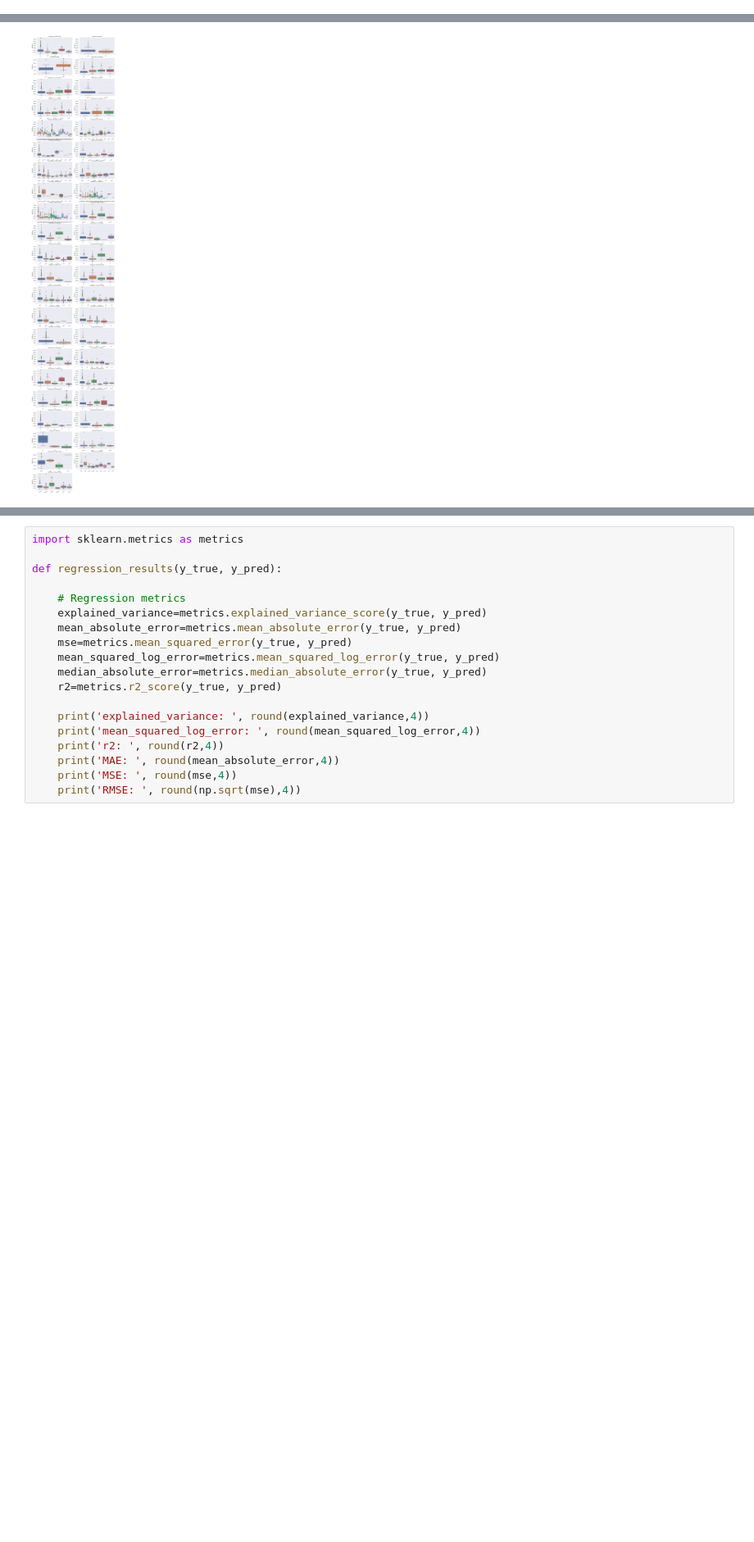
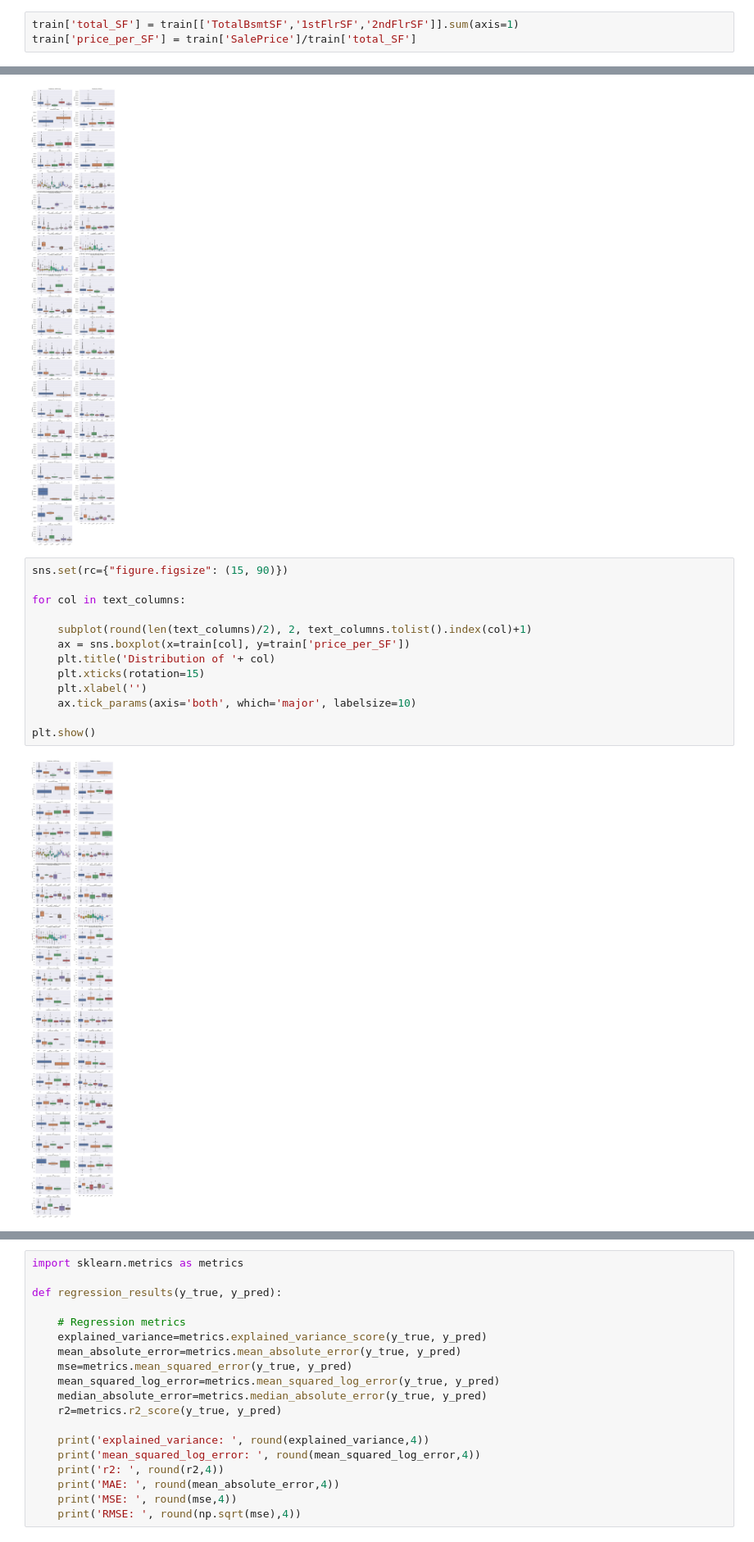
Before and after one commit to jsprecher/Ames-Housing, a Jupyter notebook: housing_EDA.ipynb, the cells around one changed output, grey strips where cells are left out. Shown at 82% size. Saved outputs shown, nothing was run; the diff lists cells and outputs as text; blank space fills up the shorter version.

```diff
--- a/housing_EDA.ipynb
+++ b/housing_EDA.ipynb
@@ -92,6 +93,9 @@ Index(['MSZoning', 'Street', 'Alley', 'LotShape', 'LandContour', 'Utilities',
        'GarageCond', 'PavedDrive', 'PoolQC', 'Fence', 'MiscFeature',
        'SaleType', 'SaleCondition'],
       dtype='object')
+# %%
+train['total_SF'] = train[['TotalBsmtSF','1stFlrSF','2ndFlrSF']].sum(axis=1)
+train['price_per_SF'] = train['SalePrice']/train['total_SF']
 # %%
 plot_columns = [word for word in numeric_columns if word != 'Id' and word != 'SalePrice']
 # %%
@@ -132,3 +136,18 @@ for col in text_columns:
 plt.show()
 # %% [output]
 [figure]
+# %%
+sns.set(rc={"figure.figsize": (15, 90)})
+
+for col in text_columns:
+
+    subplot(round(len(text_columns)/2), 2, text_columns.tolist().index(col)+1)
+    ax = sns.boxplot(x=train[col], y=train['price_per_SF'])
+    plt.title('Distribution of '+ col)
+    plt.xticks(rotation=15)
+    plt.xlabel('')
+    ax.tick_params(axis='both', which='major', labelsize=10)
+
+plt.show()
+# %% [output]
+[figure, added]
```
Also changed, not shown: parts of 11 cells of this notebook, 2 other files.
